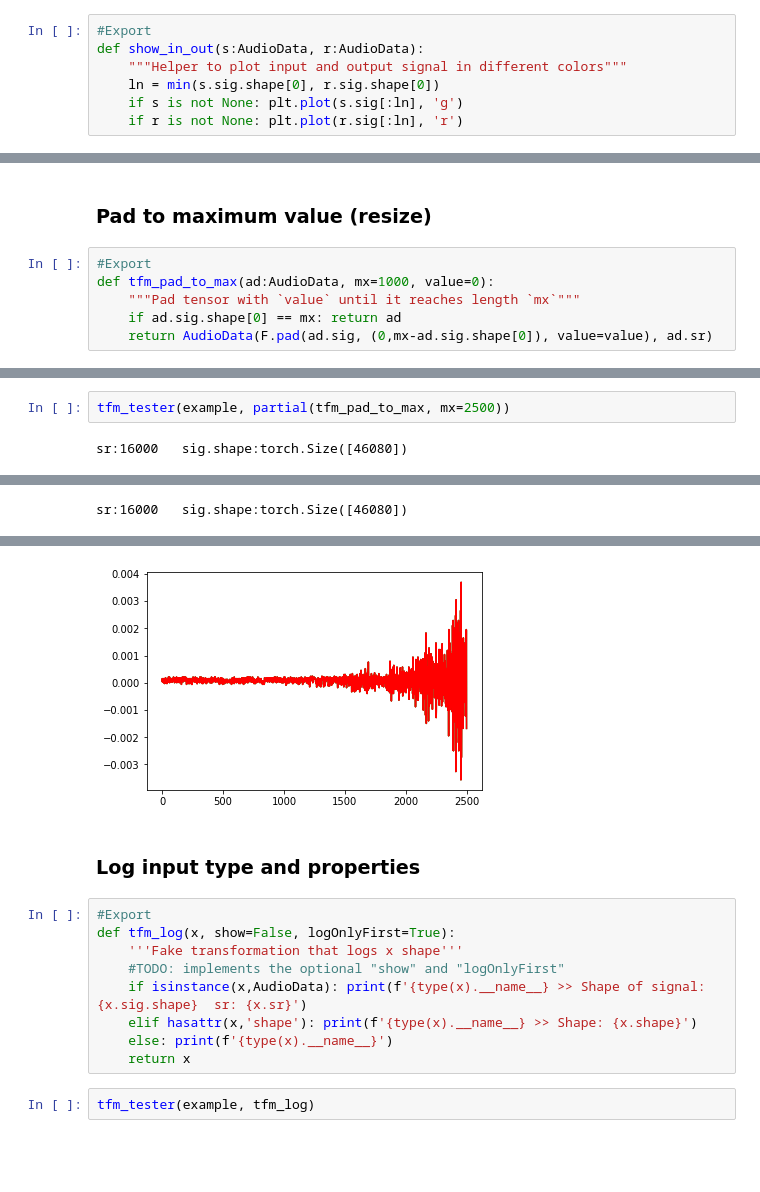
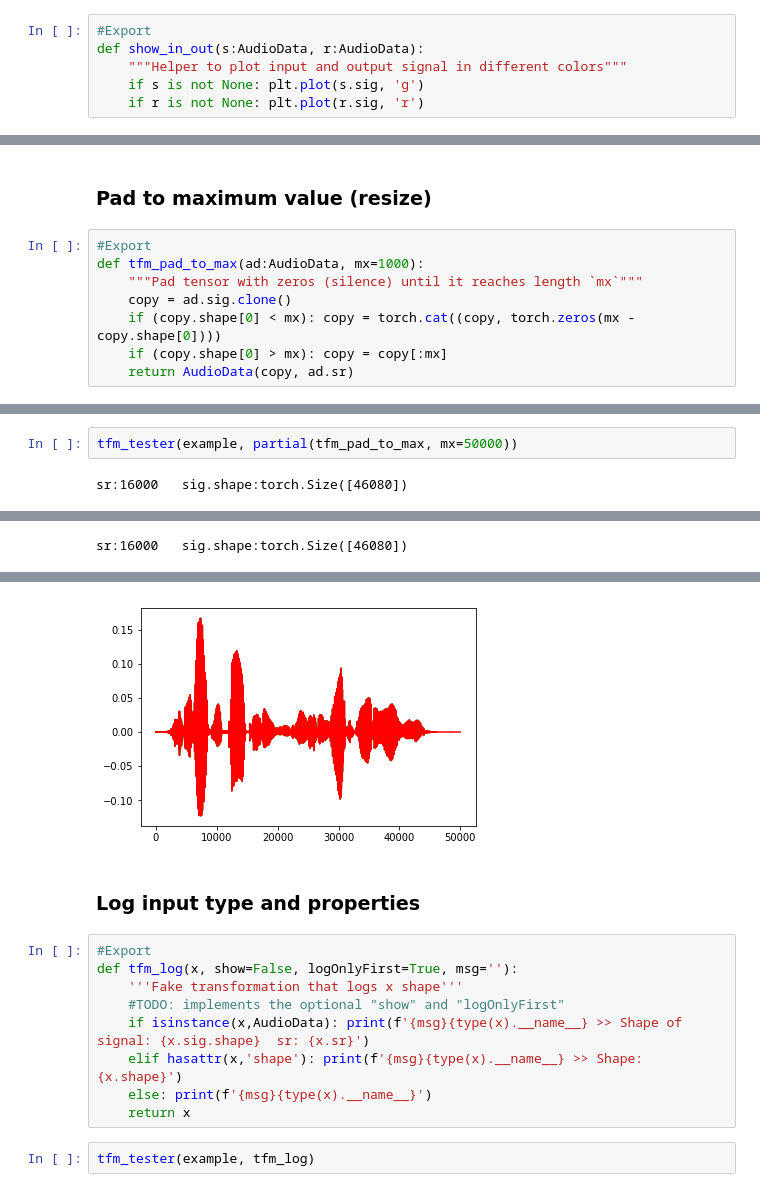
Before and after one commit to fastaudio/fastai_audio, a Jupyter notebook: DataAugmentation.ipynb, the cells around one changed output, grey strips where cells are left out. Drawn from its saved outputs; the diff is of its cells as text; blank space fills up the shorter version.

Commit message:
Data Augmentation works :-)

```diff
--- a/DataAugmentation.ipynb
+++ b/DataAugmentation.ipynb
@@ -45,9 +45,8 @@ We're using **(sig,sr)** for all our tests.
 #Export
 def show_in_out(s:AudioData, r:AudioData):
     """Helper to plot input and output signal in different colors"""
-    ln = min(s.sig.shape[0], r.sig.shape[0])
-    if s is not None: plt.plot(s.sig[:ln], 'g')
-    if r is not None: plt.plot(r.sig[:ln], 'r')
+    if s is not None: plt.plot(s.sig, 'g')
+    if r is not None: plt.plot(r.sig, 'r')
 # %%
 #Export
 def tfm_tester(testSignal:AudioData, tfm, **kwargs):
@@ -202,7 +196,9 @@ sr:16000   sig.shape:torch.Size([46080])
 ### Pad to maximum value (resize)
 # %%
 #Export
-def tfm_pad_to_max(ad:AudioData, mx=1000, value=0):
-    """Pad tensor with `value` until it reaches length `mx`"""
-    if ad.sig.shape[0] == mx: return ad
-    return AudioData(F.pad(ad.sig, (0,mx-ad.sig.shape[0]), value=value), ad.sr)
+def tfm_pad_to_max(ad:AudioData, mx=1000):
+    """Pad tensor with zeros (silence) until it reaches length `mx`"""
+    copy = ad.sig.clone()
+    if (copy.shape[0] < mx): copy = torch.cat((copy, torch.zeros(mx - copy.shape[0])))
+    if (copy.shape[0] > mx): copy = copy[:mx]
+    return AudioData(copy, ad.sr)
@@ -209,21 +213,21 @@ def tfm_pad_to_max(ad:AudioData, mx=1000, value=0):
 # %%
-tfm_tester(example, partial(tfm_pad_to_max, mx=2500))
+tfm_tester(example, partial(tfm_pad_to_max, mx=50000))
 # %% [output]
 sr:16000   sig.shape:torch.Size([46080])
 [interactive output not drawn]
 sr:16000   sig.shape:torch.Size([46080])
 [interactive output not drawn]
-[figure, old version]
+[figure, new version]
 # %% [markdown]
 ### Log input type and properties
 # %%
 #Export
-def tfm_log(x, show=False, logOnlyFirst=True):
+def tfm_log(x, show=False, logOnlyFirst=True, msg=''):
     '''Fake transformation that logs x shape'''
     #TODO: implements the optional "show" and "logOnlyFirst"
-    if isinstance(x,AudioData): print(f'{type(x).__name__} >> Shape of signal: {x.sig.shape}  sr: {x.sr}')
-    elif hasattr(x,'shape'): print(f'{type(x).__name__} >> Shape: {x.shape}')
-    else: print(f'{type(x).__name__}')
+    if isinstance(x,AudioData): print(f'{msg}{type(x).__name__} >> Shape of signal: {x.sig.shape}  sr: {x.sr}')
+    elif hasattr(x,'shape'): print(f'{msg}{type(x).__name__} >> Shape: {x.shape}')
+    else: print(f'{msg}{type(x).__name__}')
     return x
 # %%
 tfm_tester(example, tfm_log)
```
Also changed, not shown: parts of 12 cells of this notebook, 2 other files.
